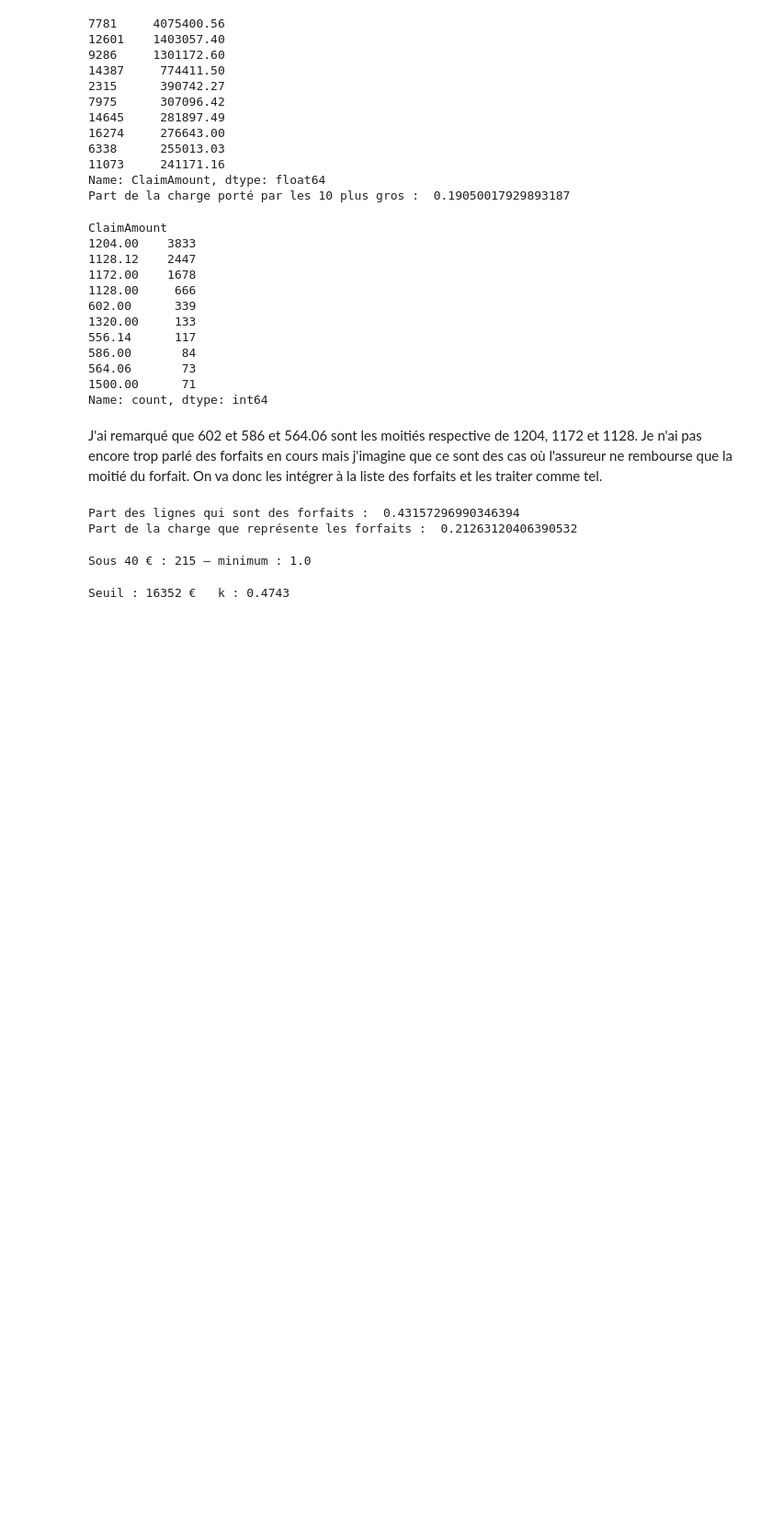
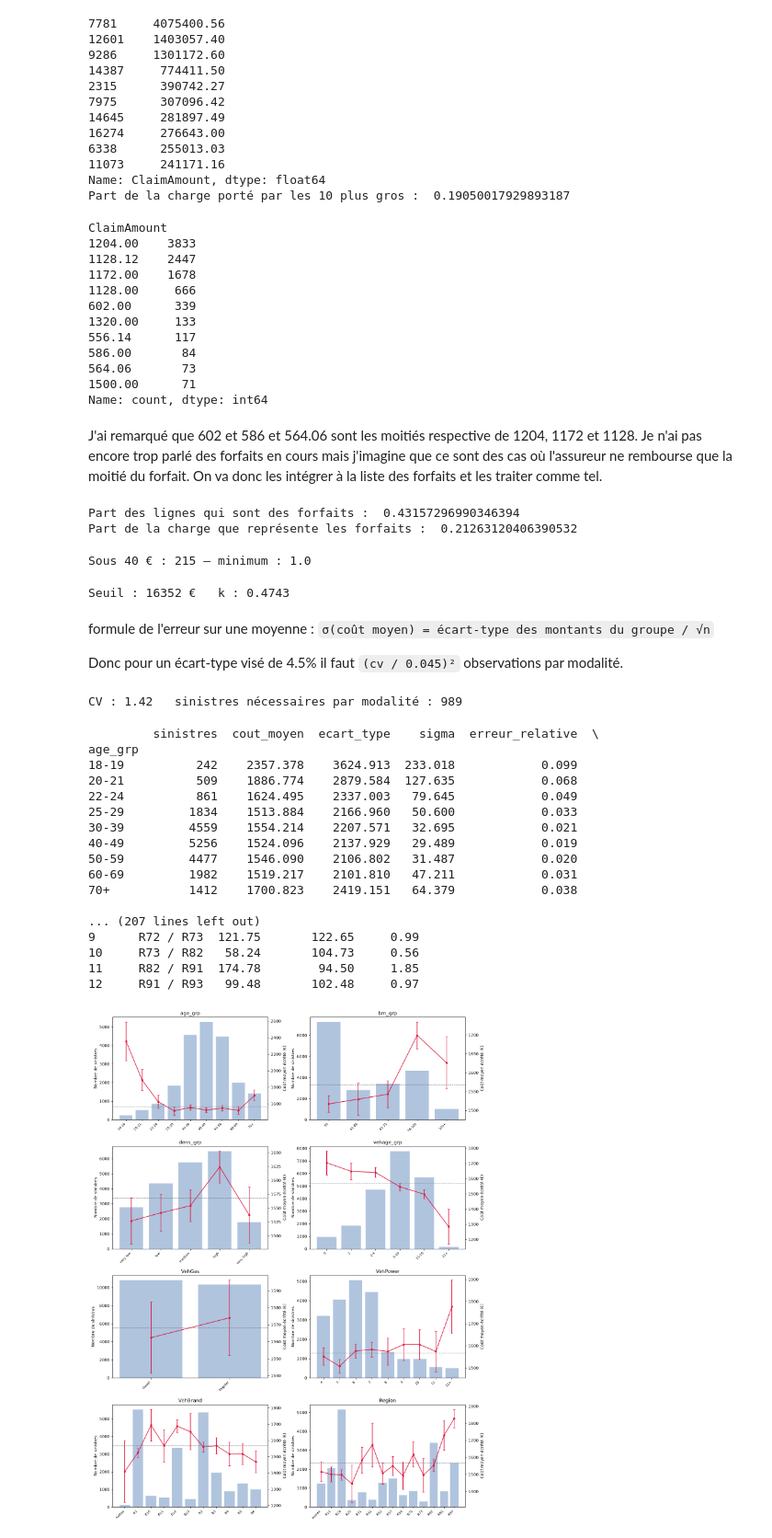
Before and after one commit to Charlesptrd/pricing-glm-vs-ml, a Jupyter notebook: notebooks/03_glm_severite.ipynb, the cells around one changed output. Shown at 92% size. Saved outputs shown, nothing was run; the diff lists cells and outputs as text; code cells hidden in the pictures; blank space fills up the shorter version.

Commit message:
avancement observations sur la charge et les modalités avant modèle sev

```diff
--- a/notebooks/03_glm_severite.ipynb
+++ b/notebooks/03_glm_severite.ipynb
@@ -121,6 +122,7 @@ Name: count, dtype: int64
 J'ai remarqué que 602 et 586 et 564.06 sont les moitiés respective de 1204, 1172 et 1128. Je n'ai pas encore trop parlé des forfaits en cours mais j'imagine que ce sont des cas où l'assureur ne rembourse que la moitié du forfait. On va donc les intégrer à la liste des forfaits et les traiter comme tel.
 # %%
 forfaits = [1204, 1128.12, 1172, 1128, 602, 586, 564.06]
+FORFAITS = [1204, 1128.12, 1172, 1128, 602, 586, 564.06]
 est_forfait = sev_train["ClaimAmount"].round(2).isin(forfaits)
 print("Part des lignes qui sont des forfaits : ", est_forfait.sum() / len(sev_train))
 print("Part de la charge que représente les forfaits : ", sev_train["ClaimAmount"][est_forfait].sum() / sev_train["ClaimAmount"].sum())
@@ -143,3 +145,49 @@ K_GRAVES = excedent / sev_train["montant_ecrete"].sum()
 print(f"Seuil : {SEUIL_GRAVES:.0f} €   k : {K_GRAVES:.4f}")
 # %% [output]
 Seuil : 16352 €   k : 0.4743
+# %% [markdown]
+formule de l'erreur sur une moyenne : `σ(coût moyen) = écart-type des montants du groupe / √n`
+
+Donc pour un écart-type visé de 4.5% il faut `(cv / 0.045)²` observations par modalité.
+# %%
+m = sev_train["montant_ecrete"]
+cv = m.std() / m.mean()
+n_min = (cv / 0.045) ** 2
+print(f"CV : {cv:.2f}   sinistres nécessaires par modalité : {n_min:.0f}")
+# %% [output]
+CV : 1.42   sinistres nécessaires par modalité : 989
+# %%
+VARIABLES_SEV = ["age_grp", "bm_grp", "dens_grp", "vehage_grp",
+                 "VehGas", "VehPower", "VehBrand", "Region"]
+
+ORDRE_POWER = [str(i) for i in range(4, 12)] + ["12+"]
+for d in (sev_train, sev_test):
+    d["VehPower"] = pd.Categorical(d["VehPower"], categories=ORDRE_POWER, ordered=True)
+
+fig, axes = plt.subplots(4, 2, figsize=(14, 18))
+for col, ax in zip(VARIABLES_SEV, axes.flat):
+    plot_sev_par_groupe(sev_train, col, ax=ax)
+plt.tight_layout()
+
+for col in VARIABLES_SEV:
+    print(table_severite(sev_train, col, forfaits=FORFAITS).round(3))
+    print(comparer_tranches_sev(sev_train, col).round(2))
+# %% [output]
+         sinistres  cout_moyen  ecart_type    sigma  erreur_relative  \
+age_grp
+18-19          242    2357.378    3624.913  233.018            0.099
+20-21          509    1886.774    2879.584  127.635            0.068
+22-24          861    1624.495    2337.003   79.645            0.049
+25-29         1834    1513.884    2166.960   50.600            0.033
+30-39         4559    1554.214    2207.571   32.695            0.021
+40-49         5256    1524.096    2137.929   29.489            0.019
+50-59         4477    1546.090    2106.802   31.487            0.020
+60-69         1982    1519.217    2101.810   47.211            0.031
+70+           1412    1700.823    2419.151   64.379            0.038
+
+... (207 lines left out)
+9      R72 / R73  121.75       122.65     0.99
+10     R73 / R82   58.24       104.73     0.56
+11     R82 / R91  174.78        94.50     1.85
+12     R91 / R93   99.48       102.48     0.97
+[figure, added]
```
Also changed, not shown: parts of 7 cells of this notebook, 2 other files.
